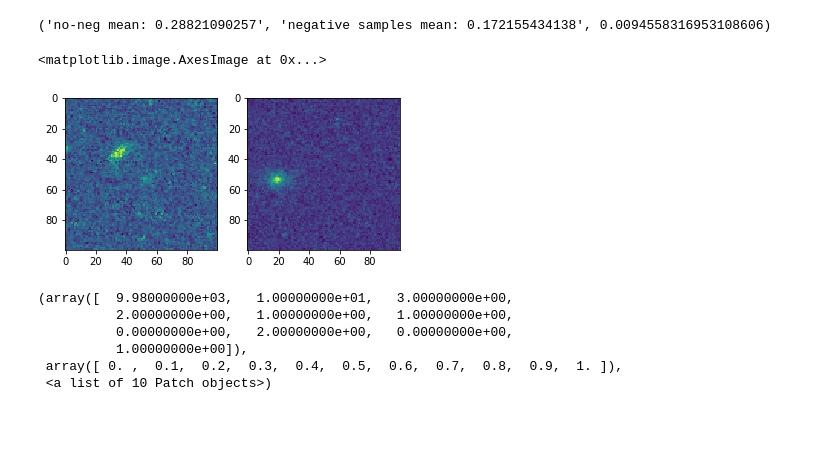
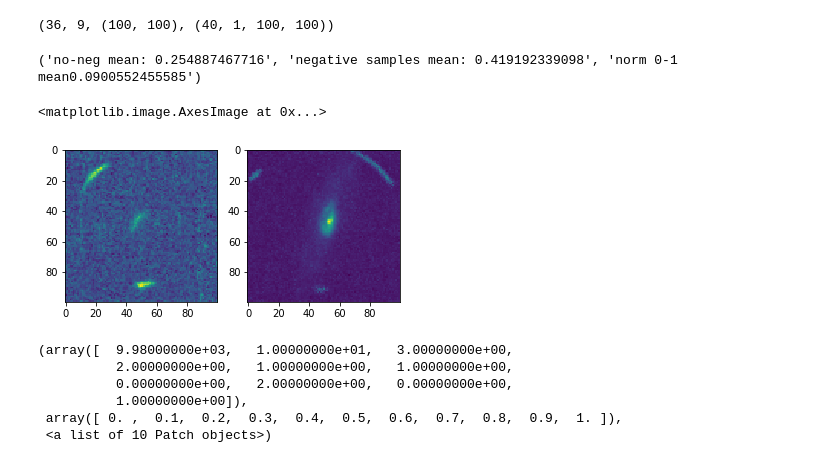
Before and after one commit to roberttoyonaga/HSTLens, a Jupyter notebook: merge_lens_and_cutouts.ipynb, the cells around one changed output. Drawn from its saved outputs; the diff is of its cells as text; code cells hidden in the pictures; blank space fills up the shorter version.

```diff
--- a/merge_lens_and_cutouts.ipynb
+++ b/merge_lens_and_cutouts.ipynb
@@ -193,3 +185,7 @@ dataframe = pd.read_csv("with_zphot.tsv",delimiter=";")
+# %%
+len(merged), hm_lenses, merged[0].shape, all_cutouts.shape
+# %% [output]
+(36, 9, (100, 100), (40, 1, 100, 100))
 # %%
 
 import numpy as np
@@ -202,24 +198,26 @@ tmp = np.load("sim_lenses.npy(20,1,100,100).npy")
 # %%
 #For testing diff between negatives and merged images
 from astropy.nddata.utils import Cutout2D
 from astropy.io import fits
 import numpy as np
 import matplotlib.pyplot as plt
 from sklearn.preprocessing import minmax_scale
 
-im=295
+im=19
 m = fits.open("/run/media/toyonagar/Lexar/merged/merged_"+str(im)+".fits")[0].data
-m1 = fits.open("/run/media/toyonagar/Lexar/merged1/merged_"+str(im)+".fits")[0].data
+#m1 = fits.open("/run/media/toyonagar/Lexar/merged1/merged_"+str(im)+".fits")[0].data
 o = fits.open("/run/media/toyonagar/Lexar/negatives/out"+str(im)+".fits")[0].data
-print ("no-neg mean: "+str(m.mean()), "negative samples mean: "+str(o.mean()), m1.mean())
+m01 = fits.open(MERGED_PATH+str(im)+".fits")[0].data
+
+print ("no-neg mean: "+str(m.mean()), "negative samples mean: "+str(o.mean()),"norm 0-1 mean" +str(m01.mean()))
 plt.subplot(121)
 plt.imshow(m)
 plt.subplot(122)
-plt.imshow(o)
+plt.imshow(m01)
 # %% [output]
-('no-neg mean: 0.28821090257', 'negative samples mean: 0.172155434138', 0.0094558316953108606)
+('no-neg mean: 0.254887467716', 'negative samples mean: 0.419192339098', 'norm 0-1 mean0.0900552455585')
 <matplotlib.image.AxesImage at 0x...>
-[figure, old version]
+[figure, new version]
 # %%
 plt.hist(o.reshape(-1))
 # %% [output]
```
Also changed, not shown: parts of 8 cells of this notebook, 3 other files.
